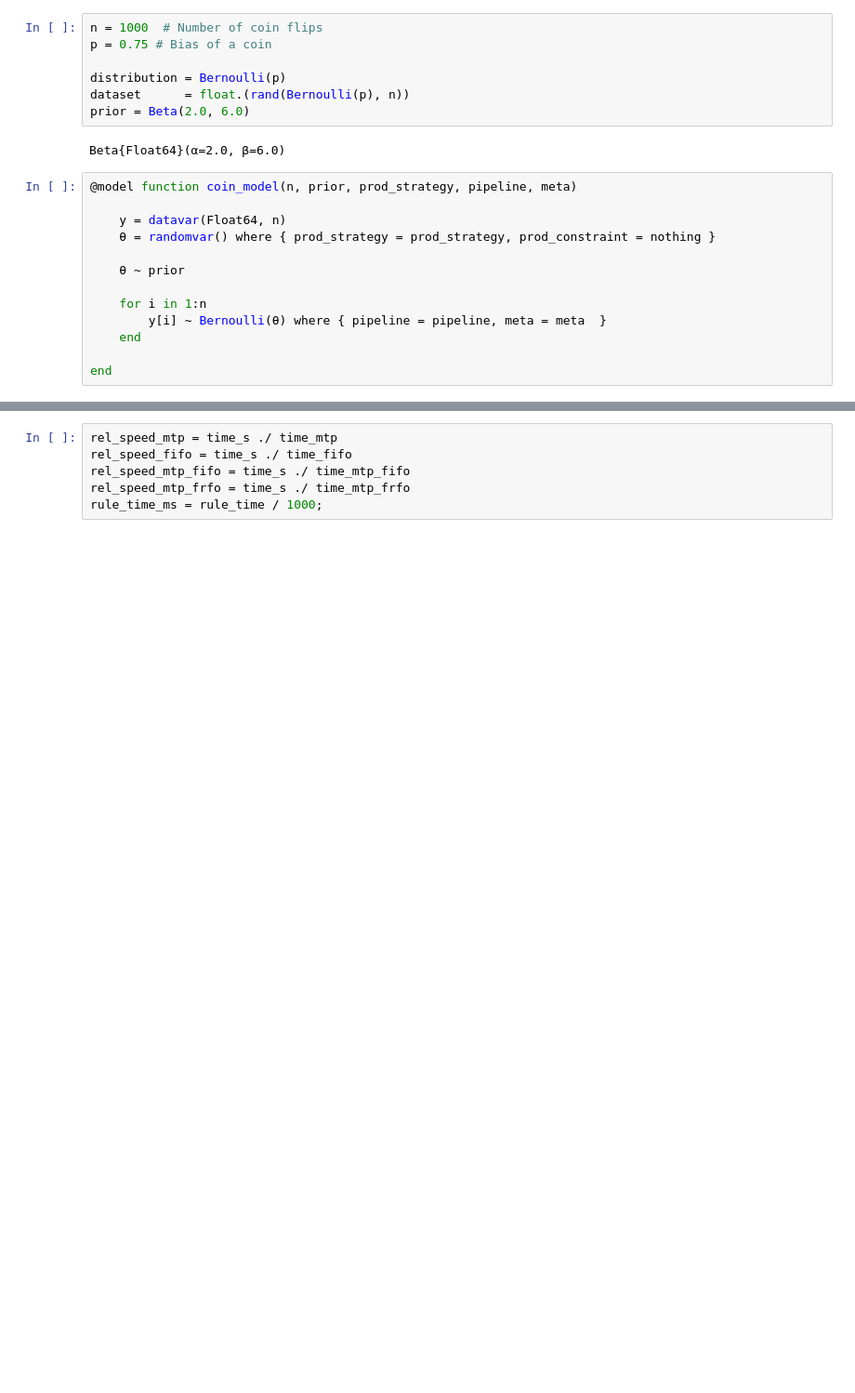
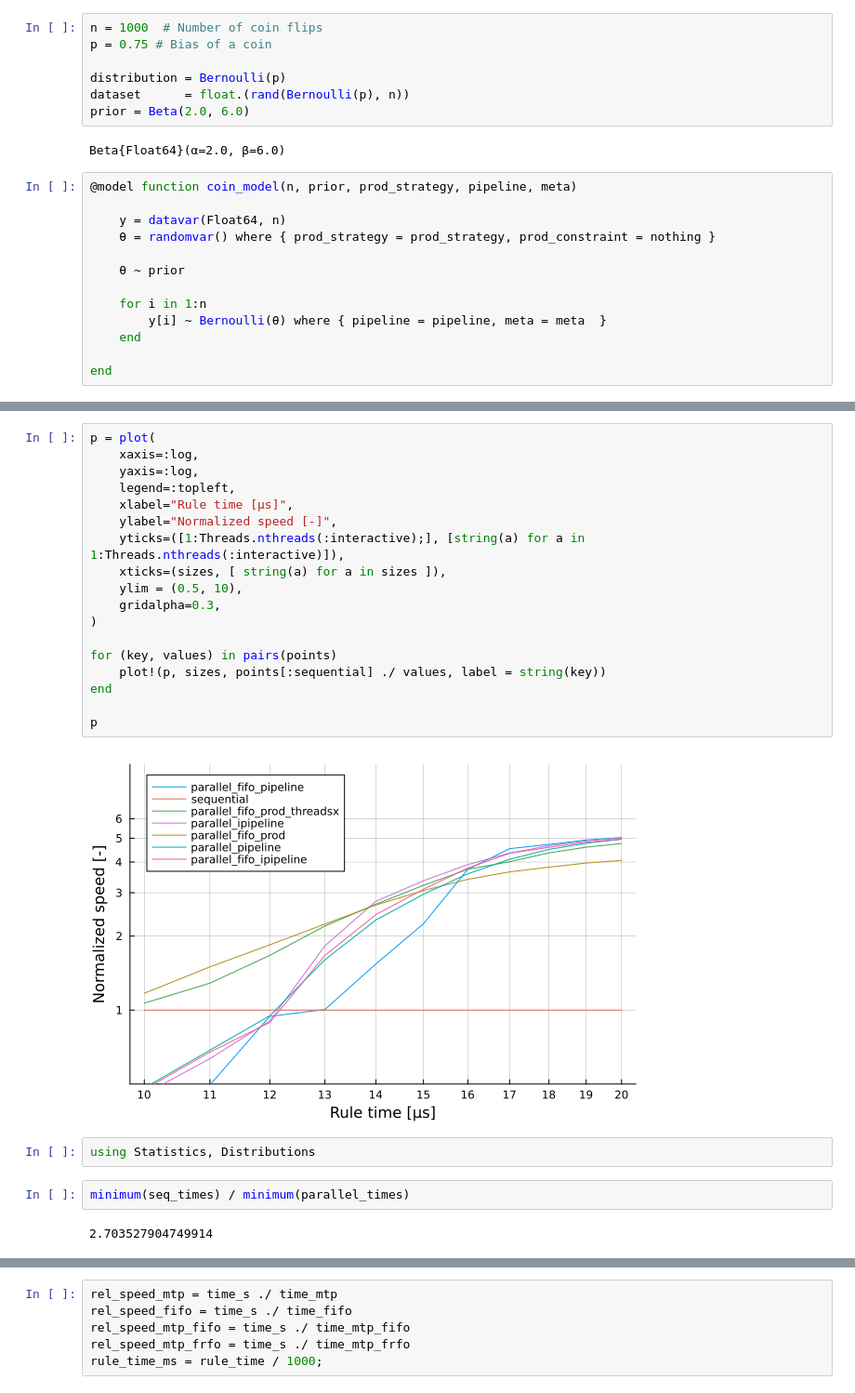
Before and after one commit to biaslab/ThesisParallelMP, a Jupyter notebook: benchmarks/coin_toss.ipynb, the cells around one changed output, grey strips where cells are left out. Shown at 93% size. Saved outputs shown, nothing was run; the diff lists cells and outputs as text; blank space fills up the shorter version.

```diff
--- a/benchmarks/coin_toss.ipynb
+++ b/benchmarks/coin_toss.ipynb
@@ -48,0 +156,26 @@ Beta{Float64}(α=3.0, β=11.0)
+# %%
+p = plot(
+    xaxis=:log,
+    yaxis=:log,
+    legend=:topleft,
+    xlabel="Rule time [μs]",
+    ylabel="Normalized speed [-]",
+    yticks=([1:Threads.nthreads(:interactive);], [string(a) for a in 1:Threads.nthreads(:interactive)]),
+    xticks=(sizes, [ string(a) for a in sizes ]),
+    ylim = (0.5, 10),
+    gridalpha=0.3,
+)
+
+for (key, values) in pairs(points)
+    plot!(p, sizes, points[:sequential] ./ values, label = string(key))
+end
+
+p
+# %% [output]
+[figure, added]
+# %%
+using Statistics, Distributions
+# %%
+minimum(seq_times) / minimum(parallel_times)
+# %% [output]
+2.703527904749914
```
Also changed, not shown: parts of 38 cells of this notebook, 2 other files.
